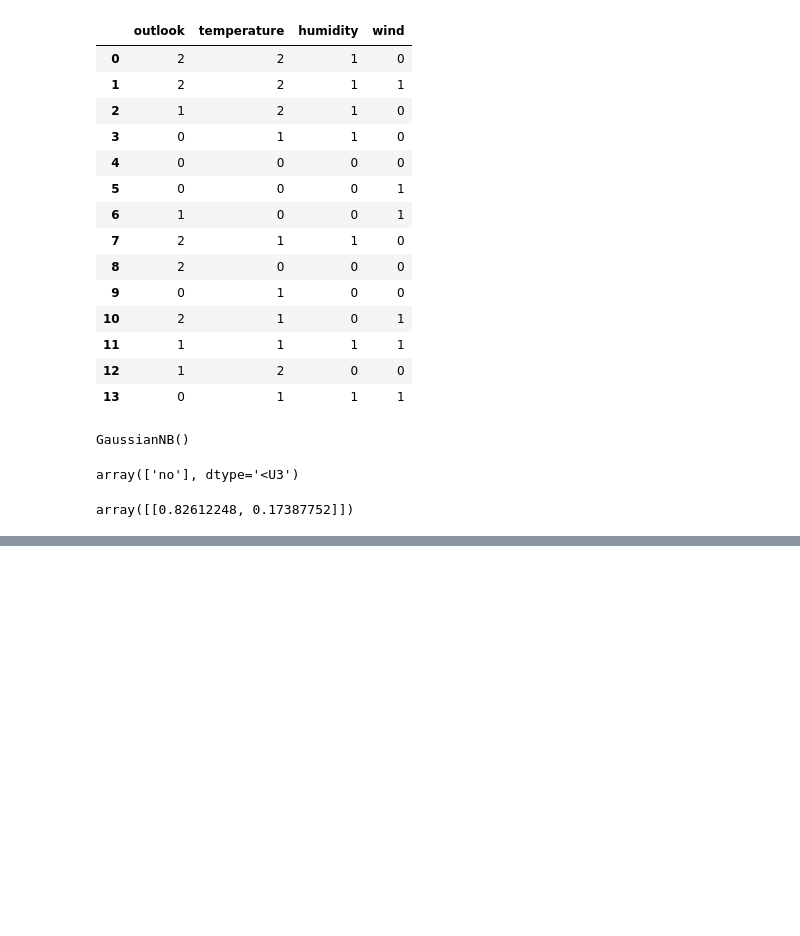
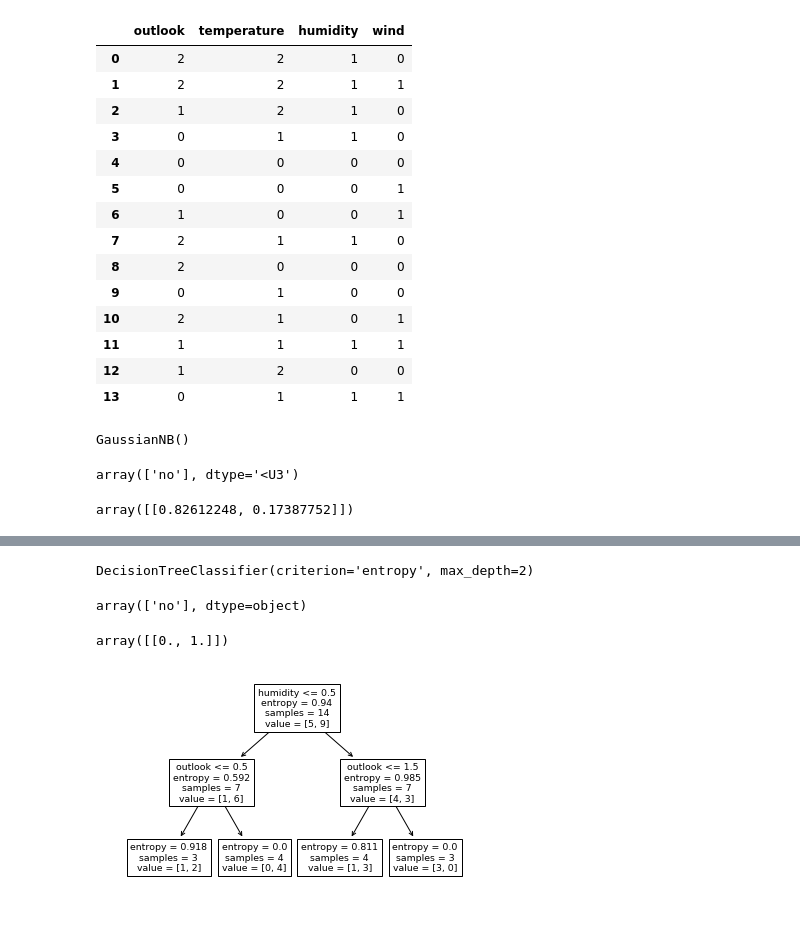
Before and after one commit to sharmasaravanan/Machine_learning, a Jupyter notebook: AI_ML-June-2021.ipynb, the cells around one changed output, grey strips where cells are left out. Drawn from its saved outputs; the diff is of its cells as text; code cells hidden in the pictures; blank space fills up the shorter version.

```diff
--- a/AI_ML-June-2021.ipynb
+++ b/AI_ML-June-2021.ipynb
@@ -2687,0 +2697,2 @@ pca
+# %%
+weather = pd.read_csv("weather.csv")
@@ -2687,0 +2717,3 @@ pca
+# %%
+x = weather.loc[:,"outlook":"wind"]
+y = weather['play']
@@ -2687,0 +2756,6 @@ pca
+# %%
+model = DecisionTreeClassifier(criterion="entropy",max_depth=2)
+# %%
+model.fit(x,y)
+# %% [output]
+DecisionTreeClassifier(criterion='entropy', max_depth=2)
@@ -2687,0 +2764,13 @@ pca
+# %%
+model.predict([[2,0,1,1]])
+# %% [output]
+array(['no'], dtype=object)
+# %%
+model.predict_proba([[2,1,0,1]])
+# %% [output]
+array([[0., 1.]])
+# %%
+plot_tree(model,feature_names=x.columns)
+plt.show()
+# %% [output]
+[figure, added]
```
Also changed, not shown: parts of 65 cells of this notebook.
